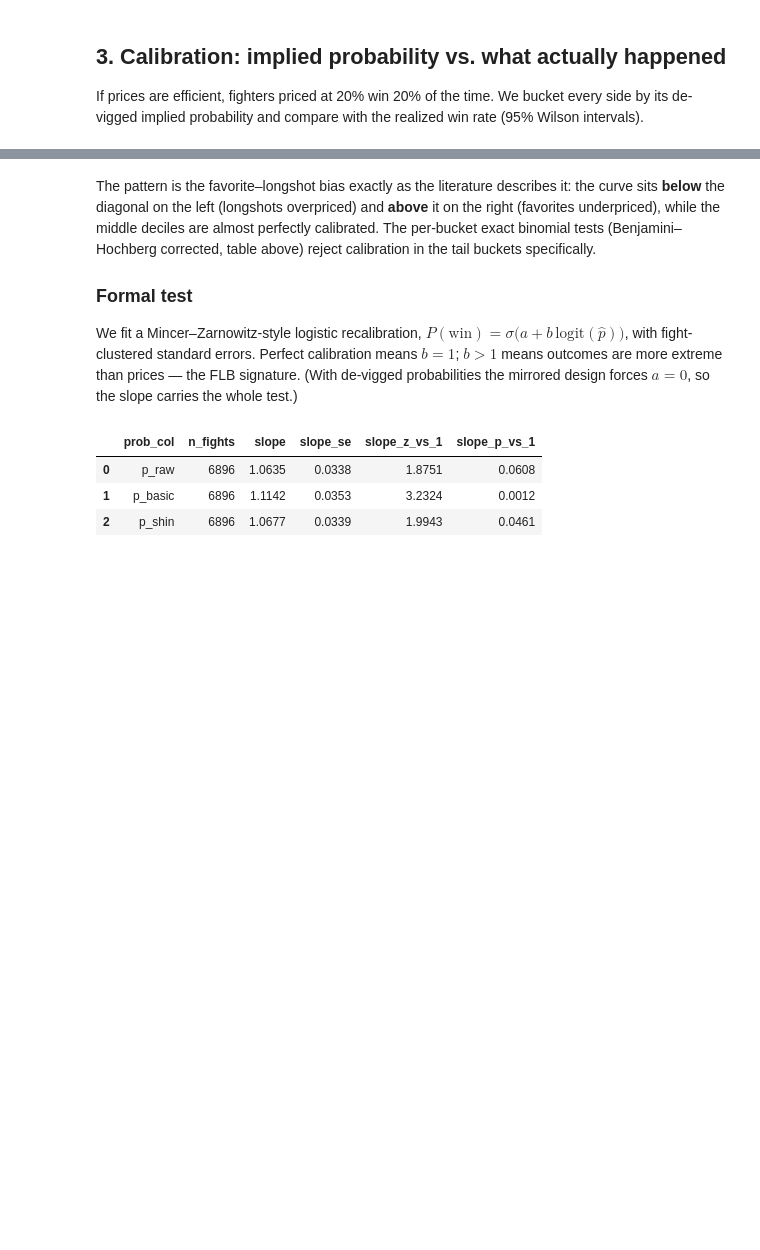
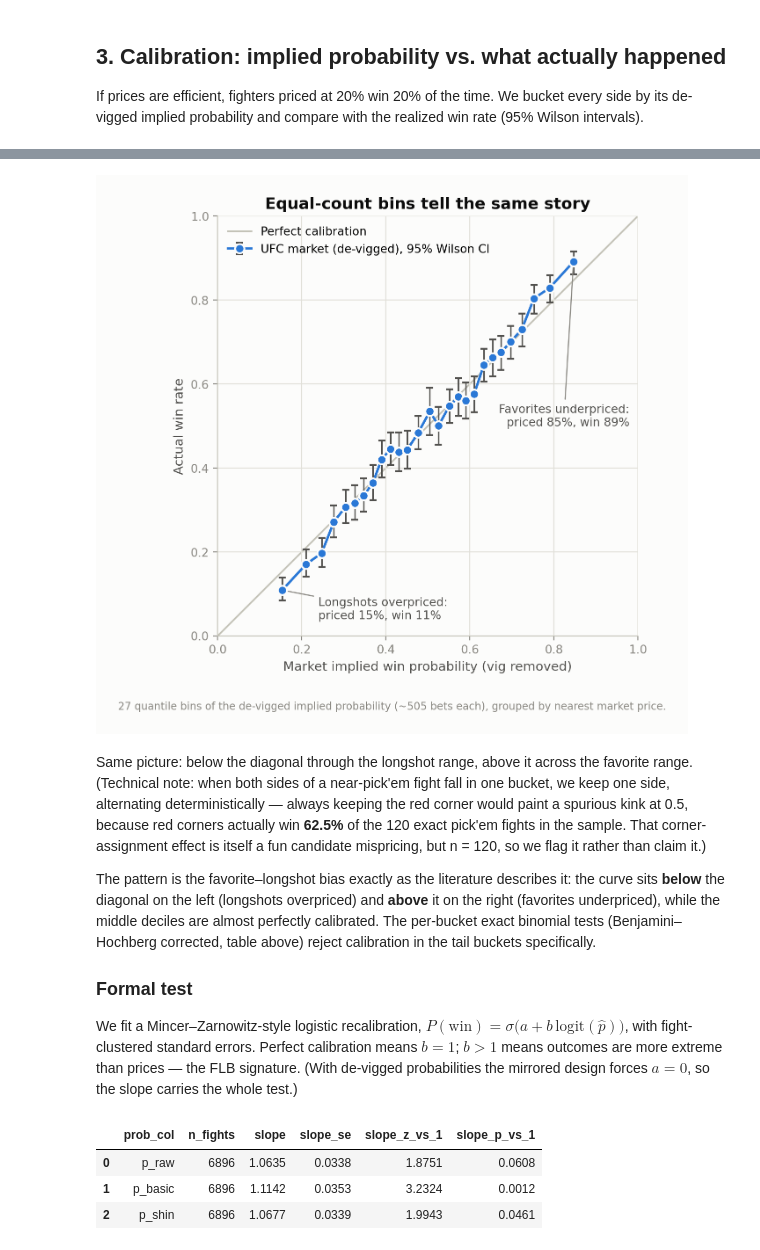
Before and after one commit to Rawanalytics/mma-betting-market-efficiency, a Jupyter notebook: notebooks/analysis.ipynb, the cells around one changed output, grey strips where cells are left out. Cells and saved outputs as stored; diff of their text form; code cells hidden in the pictures; blank space fills up the shorter version.

Commit message:
Add equal-count (quantile) calibration bins; fix tie-side selection artifact at pick'em prices

```diff
--- a/notebooks/analysis.ipynb
+++ b/notebooks/analysis.ipynb
@@ -104,4 +110,22 @@ Image(filename=str(FIG / "calibration.png"), width=760)
+# %%
+n_eq = max(10, len(sides) // 500)
+cal_eq = calibration.bucket_binomial_tests(sides, "p_basic", equal_count=n_eq)
+plots.plot_calibration(
+    cal_eq, FIG / "calibration_equal_count.png",
+    title="Equal-count bins tell the same story",
+    caption=f"{len(cal_eq)} quantile bins of the de-vigged implied probability "
+            f"(~{int(cal_eq['n'].mean())} bets each), grouped by nearest market price.")
+Image(filename=str(FIG / "calibration_equal_count.png"), width=760)
+# %% [output]
+[figure, added]
 # %% [markdown]
+Same picture: below the diagonal through the longshot range, above it across the favorite range.
+(Technical note: when both sides of a near-pick'em fight fall in one bucket, we keep one side,
+alternating deterministically — always keeping the red corner would paint a spurious kink at 0.5,
+because red corners actually win **62.5%** of the 120 exact pick'em fights in the sample. That
+corner-assignment effect is itself a fun candidate mispricing, but n = 120, so we flag it rather
+than claim it.)
+
 The pattern is the favorite–longshot bias exactly as the literature describes it: the curve sits
 **below** the diagonal on the left (longshots overpriced) and **above** it on the right (favorites
 underpriced), while the middle deciles are almost perfectly calibrated. The per-bucket exact binomial
```
Also changed, not shown: parts of 3 cells of this notebook, 9 other files.
